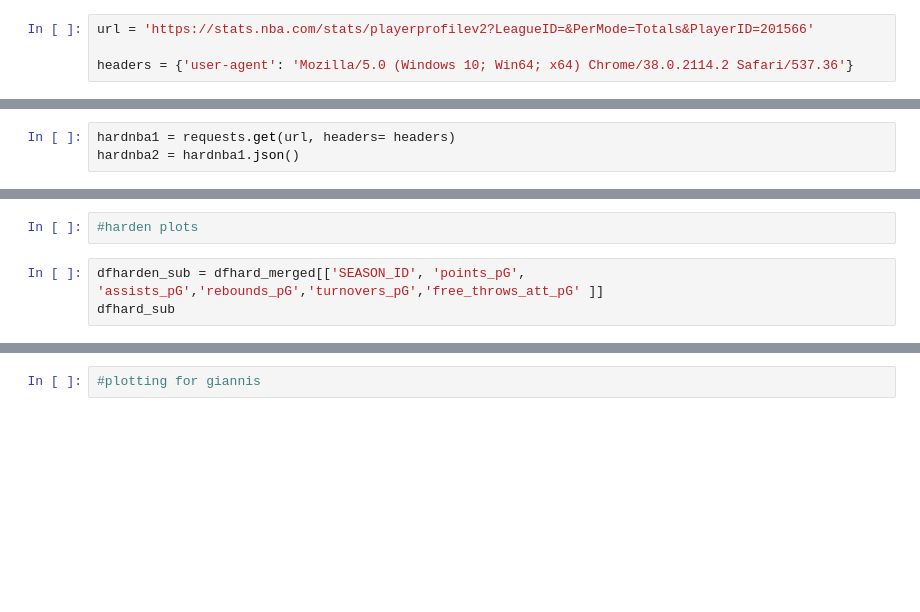
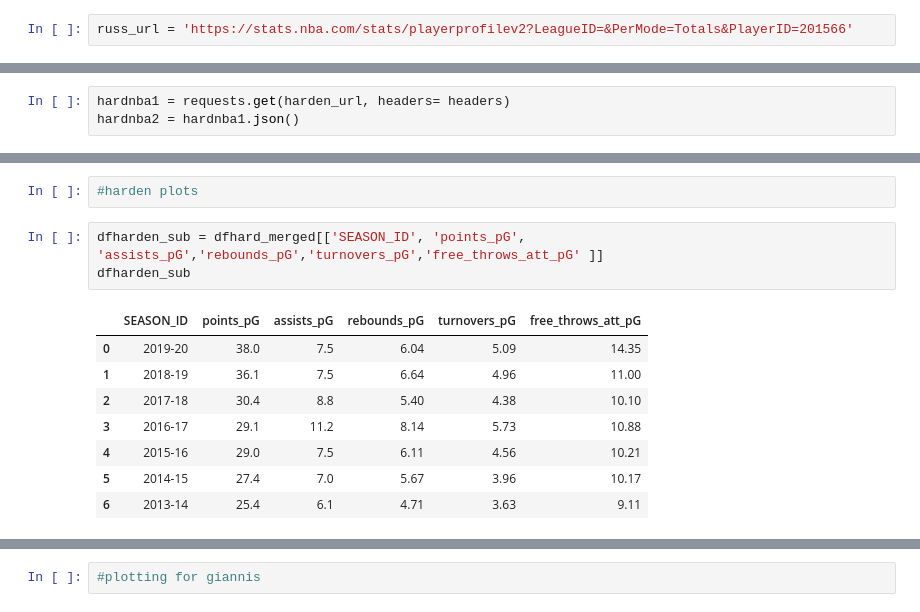
Before and after one commit to menke2013/data-ber-10-19, a Jupyter notebook: module-1_projects/data-thieves-project/your-project/Endgame-Copy1.ipynb, the cells around one changed output, grey strips where cells are left out. Cells and saved outputs as stored; diff of their text form; blank space fills up the shorter version.

```diff
--- a/module-1_projects/data-thieves-project/your-project/Endgame-Copy1.ipynb
+++ b/module-1_projects/data-thieves-project/your-project/Endgame-Copy1.ipynb
@@ -184,7 +189,5 @@ dfplayerlist.loc[dfplayerlist['DISPLAY_FIRST_LAST'] == 'Giannis Antetokounmpo']
 # %%
 #Start getting the data for Westbrook from nba.com
 # %%
-url = 'https://stats.nba.com/stats/playerprofilev2?LeagueID=&PerMode=Totals&PlayerID=201566'
-
-headers = {'user-agent': 'Mozilla/5.0 (Windows 10; Win64; x64) Chrome/38.0.2114.2 Safari/537.36'}
+russ_url = 'https://stats.nba.com/stats/playerprofilev2?LeagueID=&PerMode=Totals&PlayerID=201566'
 # %%
@@ -216,5 +221,5 @@ headers = {'user-agent': 'Mozilla/5.0 (Windows 10; Win64; x64) Chrome/38.0.2114.
 # %%
-hardnba1 = requests.get(url, headers= headers)
+hardnba1 = requests.get(harden_url, headers= headers)
 hardnba2 = hardnba1.json()
 # %%
 hardnba3 = hardnba2['resultSets'].copy()
@@ -272,6 +308,15 @@ dfruss_sub2[::-1].plot(x='SEASON_ID', y =[ 'FG_PCT', 'FG3_PCT','FT_PCT']);
 #harden plots
 # %%
 dfharden_sub = dfhard_merged[['SEASON_ID', 'points_pG', 'assists_pG','rebounds_pG','turnovers_pG','free_throws_att_pG' ]]
-dfhard_sub
+dfharden_sub
+# %% [output]
+|  | SEASON_ID | points_pG | assists_pG | rebounds_pG | turnovers_pG | free_throws_att_pG |
+| 0 | 2019-20 | 38.0 | 7.5 | 6.04 | 5.09 | 14.35 |
+| 1 | 2018-19 | 36.1 | 7.5 | 6.64 | 4.96 | 11.00 |
+| 2 | 2017-18 | 30.4 | 8.8 | 5.40 | 4.38 | 10.10 |
+| 3 | 2016-17 | 29.1 | 11.2 | 8.14 | 5.73 | 10.88 |
+| 4 | 2015-16 | 29.0 | 7.5 | 6.11 | 4.56 | 10.21 |
+| 5 | 2014-15 | 27.4 | 7.0 | 5.67 | 3.96 | 10.17 |
+| 6 | 2013-14 | 25.4 | 6.1 | 4.71 | 3.63 | 9.11 |
 # %%
 dfharden_sub[::-1].plot(x='SEASON_ID', y =['points_pG', 'assists_pG','rebounds_pG', 'turnovers_pG','free_throws_att_pG'], kind='bar');
```
Also changed, not shown: parts of 20 cells of this notebook.
